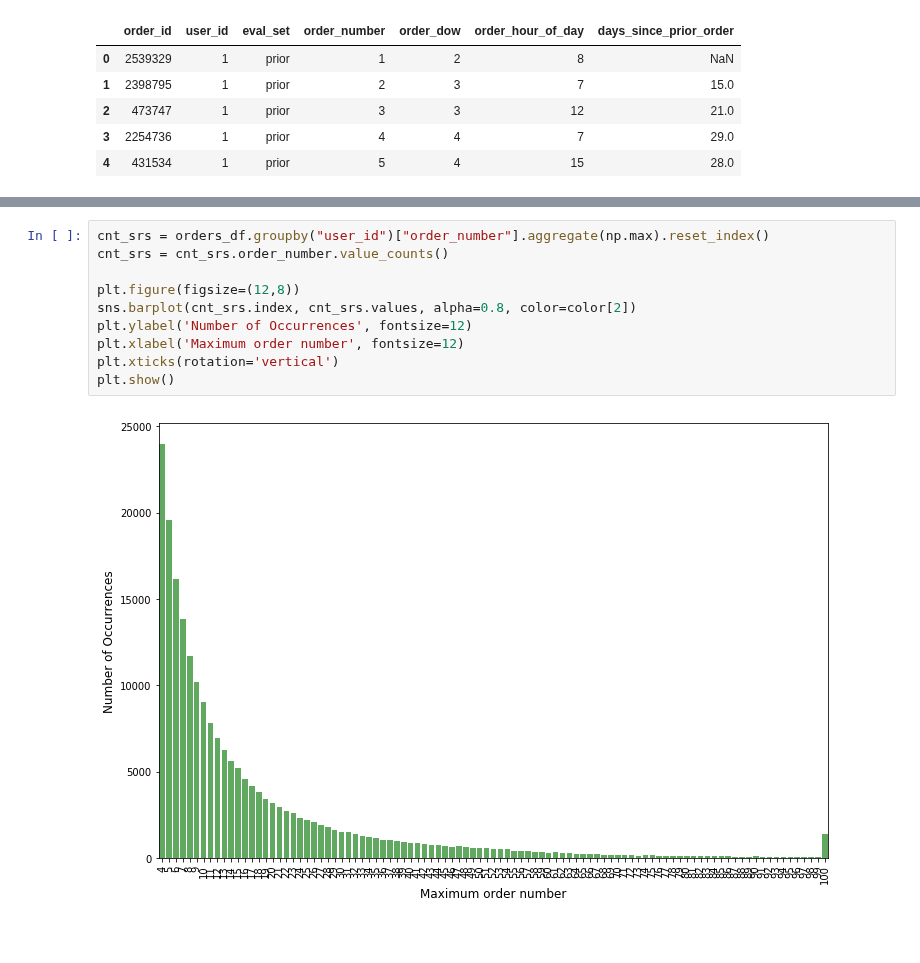
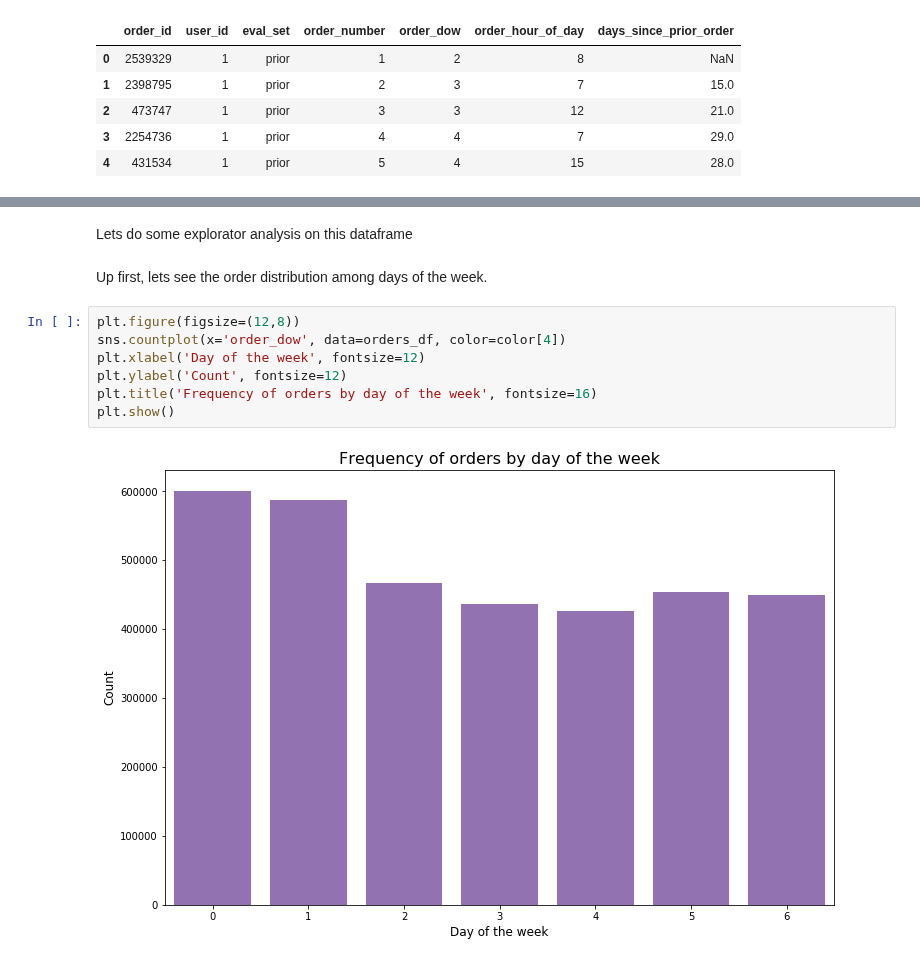
Before and after one commit to Edwardp17/Kaggle, a Jupyter notebook: instacart/instacart.ipynb, the cells around one changed output, grey strips where cells are left out. Cells and saved outputs as stored; diff of their text form; blank space fills up the shorter version.

```diff
--- a/instacart/instacart.ipynb
+++ b/instacart/instacart.ipynb
@@ -79,12 +108,13 @@ Name: user_id, dtype: int64
-# %%
-cnt_srs = orders_df.groupby("user_id")["order_number"].aggregate(np.max).reset_index()
-cnt_srs = cnt_srs.order_number.value_counts()
-
-plt.figure(figsize=(12,8))
-sns.barplot(cnt_srs.index, cnt_srs.values, alpha=0.8, color=color[2])
-plt.ylabel('Number of Occurrences', fontsize=12)
-plt.xlabel('Maximum order number', fontsize=12)
-plt.xticks(rotation='vertical')
-plt.show()
-# %% [output]
-[figure, removed]
+# %% [markdown]
+Lets do some explorator analysis on this dataframe
+# %% [markdown]
+Up first, lets see the order distribution among days of the week.
+# %%
+plt.figure(figsize=(12,8))
+sns.countplot(x='order_dow', data=orders_df, color=color[4])
+plt.xlabel('Day of the week', fontsize=12)
+plt.ylabel('Count', fontsize=12)
+plt.title('Frequency of orders by day of the week', fontsize=16)
+plt.show()
+# %% [output]
+[figure, added]
```
Also changed, not shown: parts of 23 cells of this notebook.
